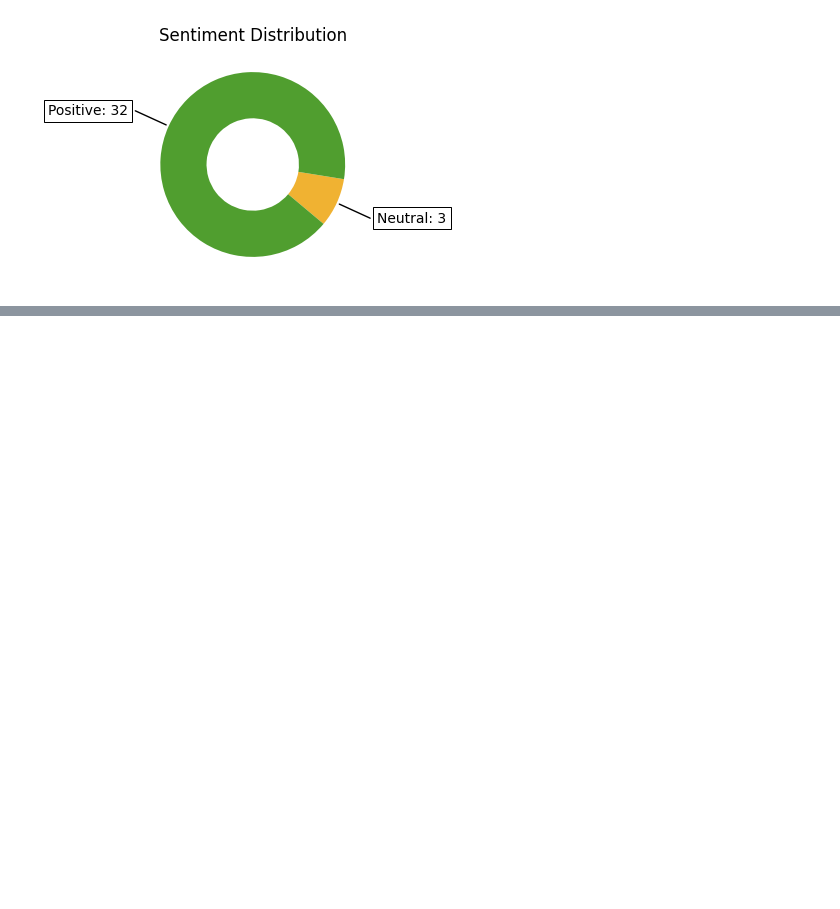
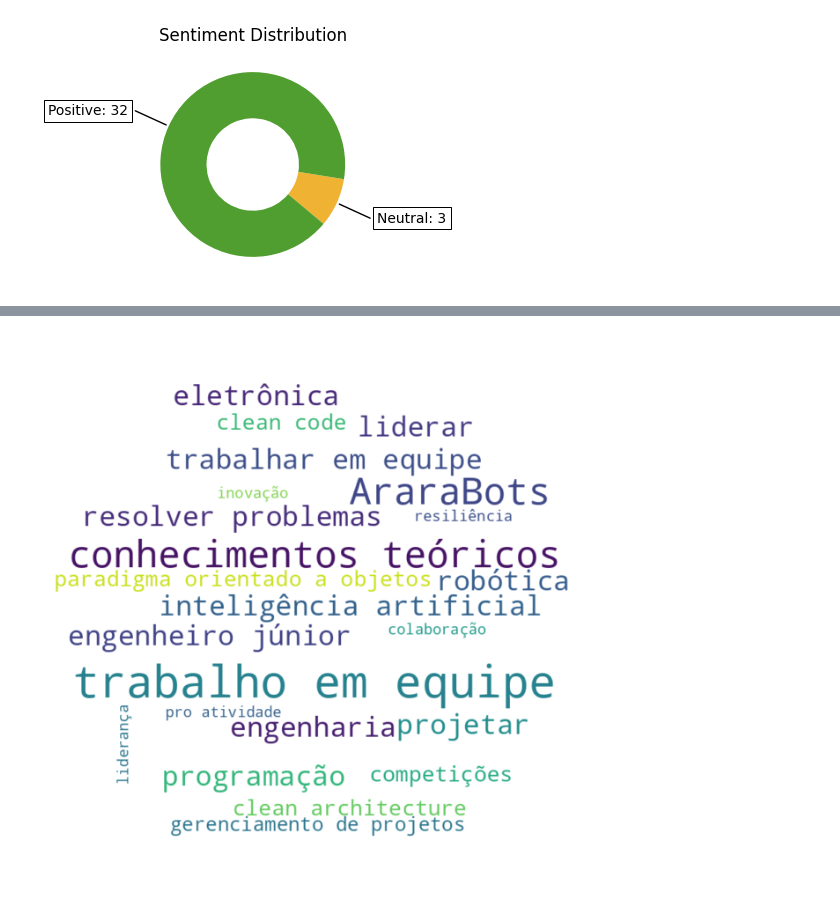
Before and after one commit to Gefft3/text-semantic-analysis, a Jupyter notebook: notebooks/data_visualization.ipynb, the cells around one changed output, grey strips where cells are left out. Saved outputs shown, nothing was run; the diff lists cells and outputs as text; code cells hidden in the pictures; blank space fills up the shorter version.

```diff
--- a/notebooks/data_visualization.ipynb
+++ b/notebooks/data_visualization.ipynb
@@ -60,0 +65,2 @@ plt.show()
+# %%
+df_classes = pd.read_csv('../data/extraction/outputs/classes_count.csv')
@@ -60,0 +76,27 @@ plt.show()
+# %%
+df = df_classes
+
+# Dicionário de frequências
+frequencies = df.set_index('classe')['count'].to_dict()
+
+# Máscara circular
+x, y = np.ogrid[:800, :800]
+mask = (x - 400) ** 2 + (y - 400) ** 2 > 400 ** 2
+mask = 255 * mask.astype(int)
+
+# Altere repeat=True para repeat=False
+wc = WordCloud(background_color="white",
+               repeat=False, # Alteração aqui
+               mask=mask,
+               colormap='viridis')
+
+wc.generate_from_frequencies(frequencies)
+
+# Exiba e salve a imagem
+plt.figure(figsize=(8, 8))
+plt.axis("off")
+plt.imshow(wc, interpolation="bilinear")
+plt.savefig('wordcloud_circular_no_repeat.png')
+plt.show()
+# %% [output]
+[figure, added]
```
Also changed, not shown: parts of 5 cells of this notebook, 3 other files.
